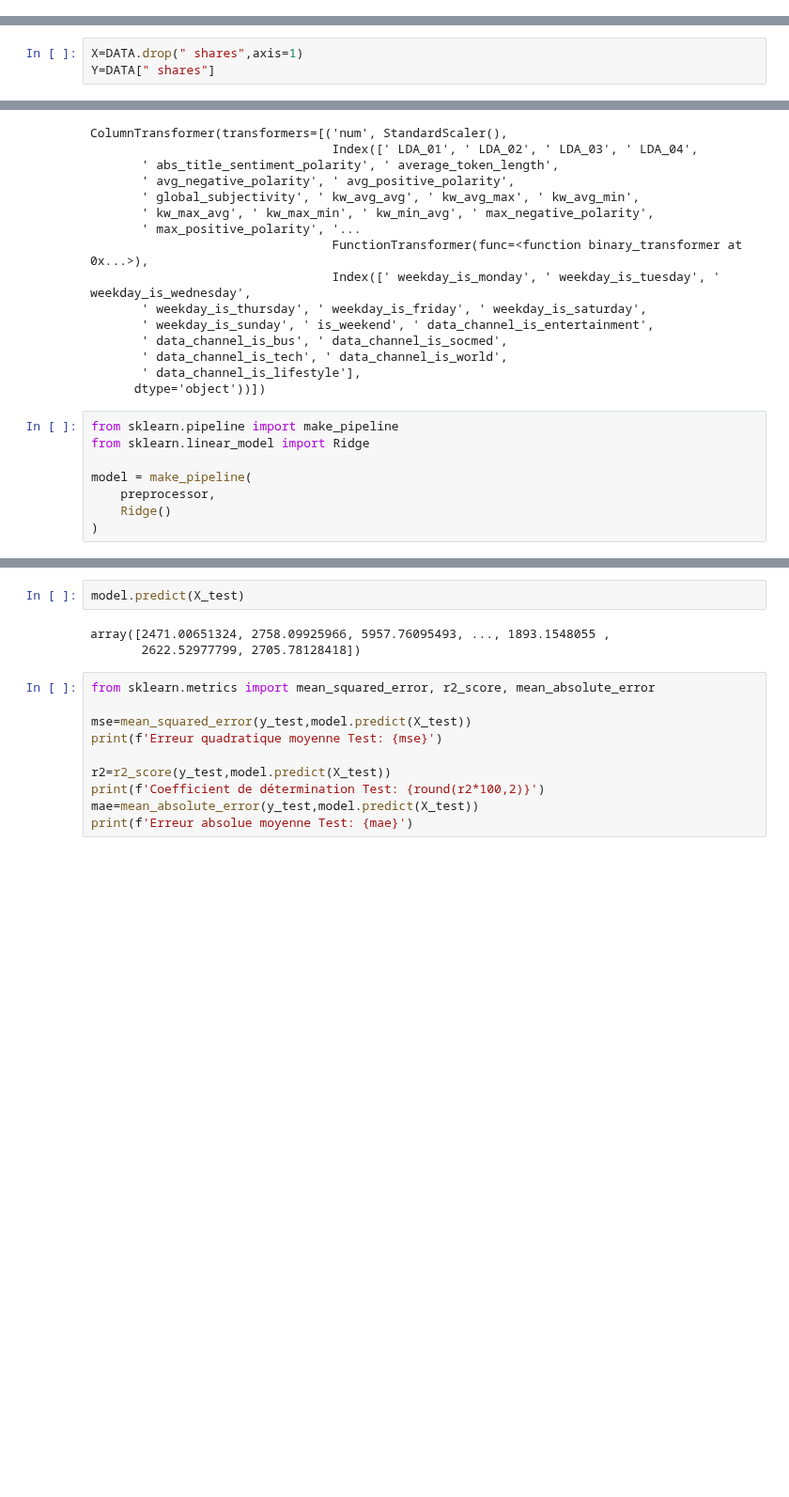
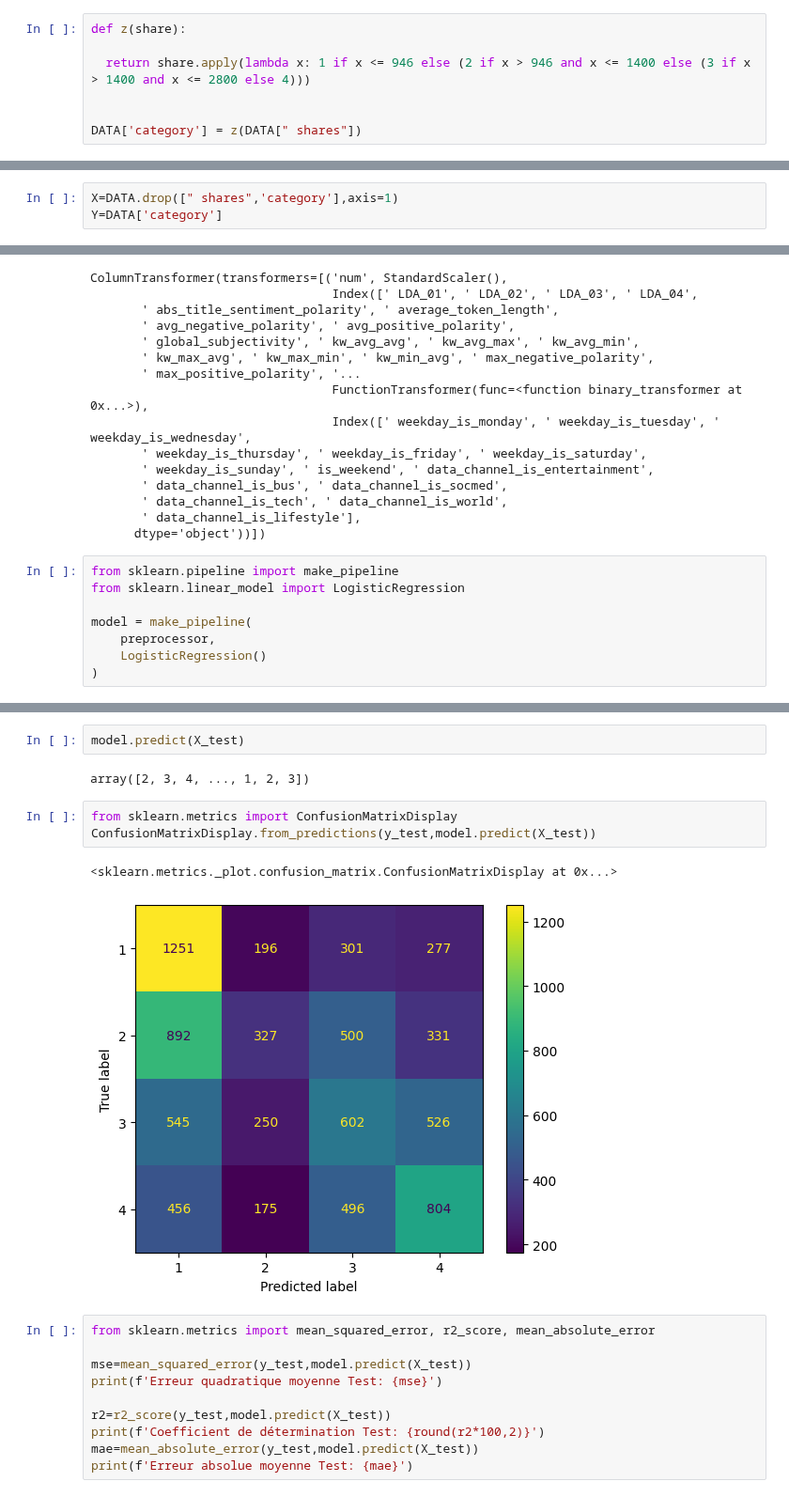
Before and after one commit to bigirimanainnocent12/Apprentissage_automatique, a Jupyter notebook: Apprentissage_Automatique.ipynb, the cells around one changed output, grey strips where cells are left out. Shown at 94% size. Cells and saved outputs as stored; diff of their text form; blank space fills up the shorter version.

```diff
--- a/Apprentissage_Automatique.ipynb
+++ b/Apprentissage_Automatique.ipynb
@@ -336,3 +336,10 @@ variables_1=correlation_df[correlation_df["p-val"]< 0.05].index
 variables_2=test_resulat[test_resulat["p-val"]< 0.05].index
 
 DATA=pd.concat([data[variables_1],data[variables_2]],axis=1)
+# %%
+def z(share):
+
+  return share.apply(lambda x: 1 if x <= 946 else (2 if x > 946 and x <= 1400 else (3 if x > 1400 and x <= 2800 else 4)))
+
+
+DATA['category'] = z(DATA[" shares"])
@@ -357,8 +368,8 @@ from sklearn.model_selection import train_test_split
 from sklearn.linear_model import LogisticRegression
 from sklearn.neighbors import KNeighborsClassifier
 # %%
-X=DATA.drop(" shares",axis=1)
-Y=DATA[" shares"]
+X=DATA.drop([" shares",'category'],axis=1)
+Y=DATA['category']
 # %%
 from sklearn.model_selection import train_test_split
 X_train, X_test, y_train, y_test = train_test_split(X, Y, test_size=0.2, random_state=42)
@@ -404,11 +405,11 @@ ColumnTransformer(transformers=[('num', StandardScaler(),
       dtype='object'))])
 # %%
 from sklearn.pipeline import make_pipeline
-from sklearn.linear_model import Ridge
+from sklearn.linear_model import LogisticRegression
 
 model = make_pipeline(
     preprocessor,
-    Ridge()
+    LogisticRegression()
 )
 # %%
 model
@@ -449,8 +450,13 @@ Pipeline(steps=[('columntransformer',
 # %%
 model.predict(X_test)
 # %% [output]
-array([2471.00651324, 2758.09925966, 5957.76095493, ..., 1893.1548055 ,
-       2622.52977799, 2705.78128418])
+array([2, 3, 4, ..., 1, 2, 3])
+# %%
+from sklearn.metrics import ConfusionMatrixDisplay
+ConfusionMatrixDisplay.from_predictions(y_test,model.predict(X_test))
+# %% [output]
+<sklearn.metrics._plot.confusion_matrix.ConfusionMatrixDisplay at 0x...>
+[figure, added]
 # %%
 from sklearn.metrics import mean_squared_error, r2_score, mean_absolute_error
 
```
Also changed, not shown: parts of 5 cells of this notebook.
